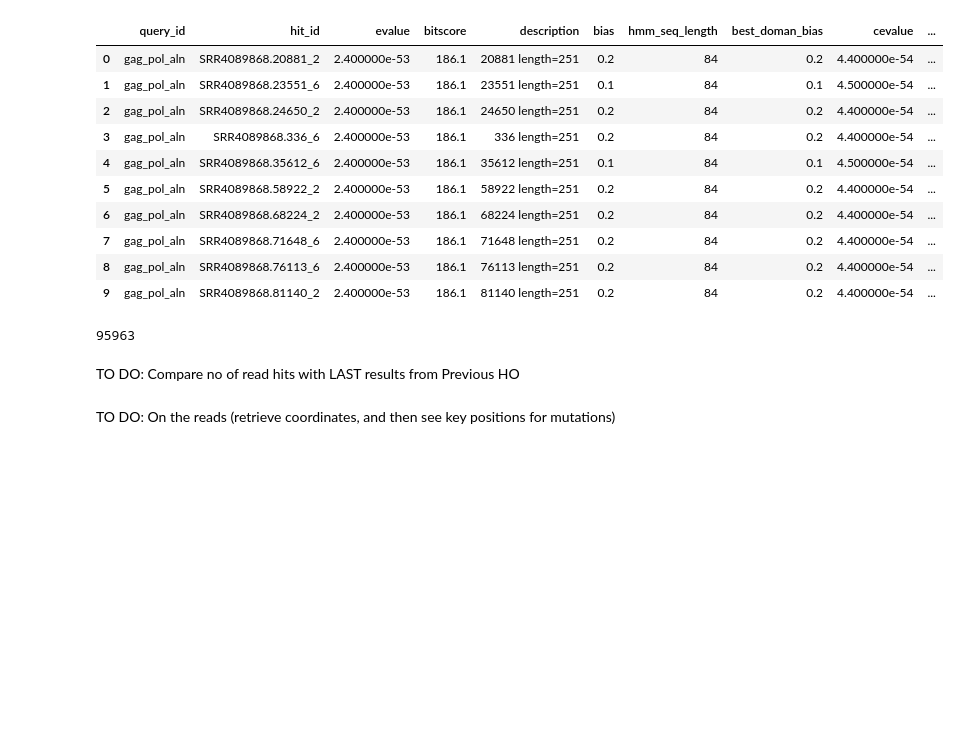
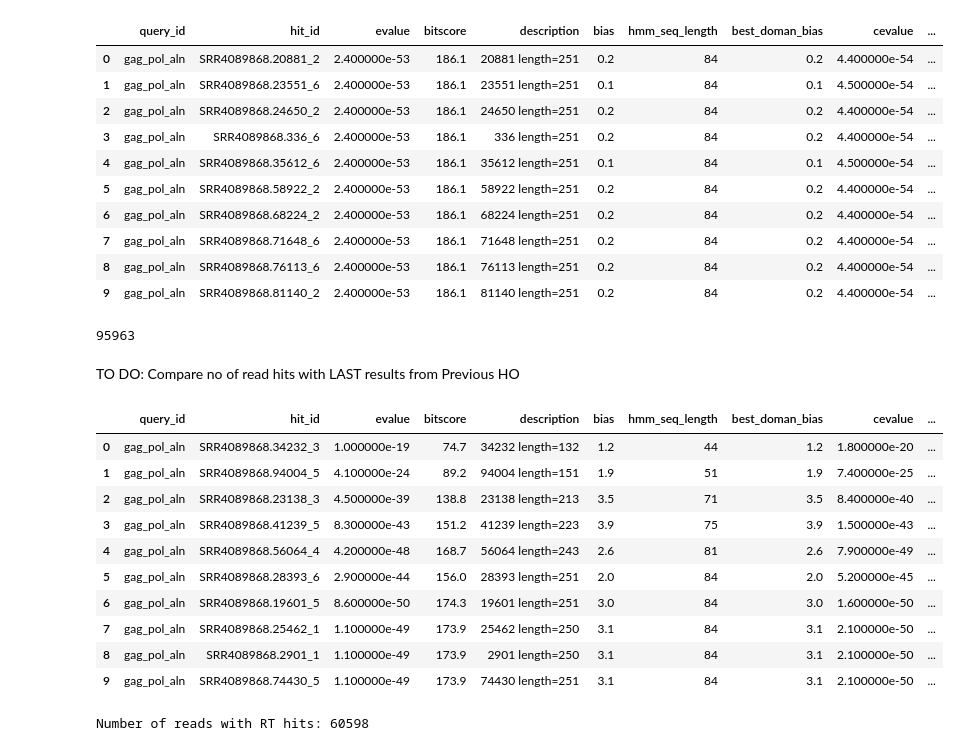
Before and after one commit to daphnejanelyn/Profile-HMM-HIV-Pol-Region, a Jupyter notebook: Bioinformatics_Ex6.ipynb, the cells around one changed output. Drawn from its saved outputs; the diff is of its cells as text; code cells hidden in the pictures; blank space fills up the shorter version.

```diff
--- a/Bioinformatics_Ex6.ipynb
+++ b/Bioinformatics_Ex6.ipynb
@@ -213,3 +231,6 @@ def parse_domtblout(domtblout_file):
+# %%
+rt_start = 586
+rt_end = 1026
 # %%
 seq_hits = parse_domtblout ("SRR4089868.domtblout")
 seq_hits_df = pd.DataFrame(seq_hits)
@@ -275,5 +296,27 @@ print (seq_best_hits_eval_df['hit_id'].nunique())
 95963
 # %% [markdown]
 TO DO: Compare no of read hits with LAST results from Previous HO
-# %% [markdown]
-TO DO: On the reads (retrieve coordinates, and then see key positions for mutations)
+# %%
+# get reads that have hits from rt_start to rt_end
+rt_hits = seq_best_hits_eval_df[(seq_best_hits_eval_df['query_start'] >= rt_start) & (seq_best_hits_eval_df['query_end'] <= rt_end)]
+rt_hits = rt_hits.sort_values(by=['query_start', 'query_end', 'ievalue'])
+rt_hits = rt_hits.reset_index(drop=True)
+rt_hits.head(10)
+# %% [output]
+|  | query_id | hit_id | evalue | bitscore | description | bias | hmm_seq_length | best_doman_bias | cevalue | ... |
+| 0 | gag_pol_aln | SRR4089868.34232_3 | 1.000000e-19 | 74.7 | 34232 length=132 | 1.2 | 44 | 1.2 | 1.800000e-20 | ... |
+| 1 | gag_pol_aln | SRR4089868.94004_5 | 4.100000e-24 | 89.2 | 94004 length=151 | 1.9 | 51 | 1.9 | 7.400000e-25 | ... |
+| 2 | gag_pol_aln | SRR4089868.23138_3 | 4.500000e-39 | 138.8 | 23138 length=213 | 3.5 | 71 | 3.5 | 8.400000e-40 | ... |
+| 3 | gag_pol_aln | SRR4089868.41239_5 | 8.300000e-43 | 151.2 | 41239 length=223 | 3.9 | 75 | 3.9 | 1.500000e-43 | ... |
+| 4 | gag_pol_aln | SRR4089868.56064_4 | 4.200000e-48 | 168.7 | 56064 length=243 | 2.6 | 81 | 2.6 | 7.900000e-49 | ... |
+| 5 | gag_pol_aln | SRR4089868.28393_6 | 2.900000e-44 | 156.0 | 28393 length=251 | 2.0 | 84 | 2.0 | 5.200000e-45 | ... |
+| 6 | gag_pol_aln | SRR4089868.19601_5 | 8.600000e-50 | 174.3 | 19601 length=251 | 3.0 | 84 | 3.0 | 1.600000e-50 | ... |
+| 7 | gag_pol_aln | SRR4089868.25462_1 | 1.100000e-49 | 173.9 | 25462 length=250 | 3.1 | 84 | 3.1 | 2.100000e-50 | ... |
+| 8 | gag_pol_aln | SRR4089868.2901_1 | 1.100000e-49 | 173.9 | 2901 length=250 | 3.1 | 84 | 3.1 | 2.100000e-50 | ... |
+| 9 | gag_pol_aln | SRR4089868.74430_5 | 1.100000e-49 | 173.9 | 74430 length=251 | 3.1 | 84 | 3.1 | 2.100000e-50 | ... |
+# %%
+# get the read_ids with rt and extract sequences from the original fasta file
+rt_read_ids = rt_hits['hit_id'].unique()
+print(f"Number of reads with RT hits: {len(rt_read_ids)}")
+# %% [output]
+Number of reads with RT hits: 60598
```
Also changed, not shown: parts of 16 cells of this notebook, 1 other file.
